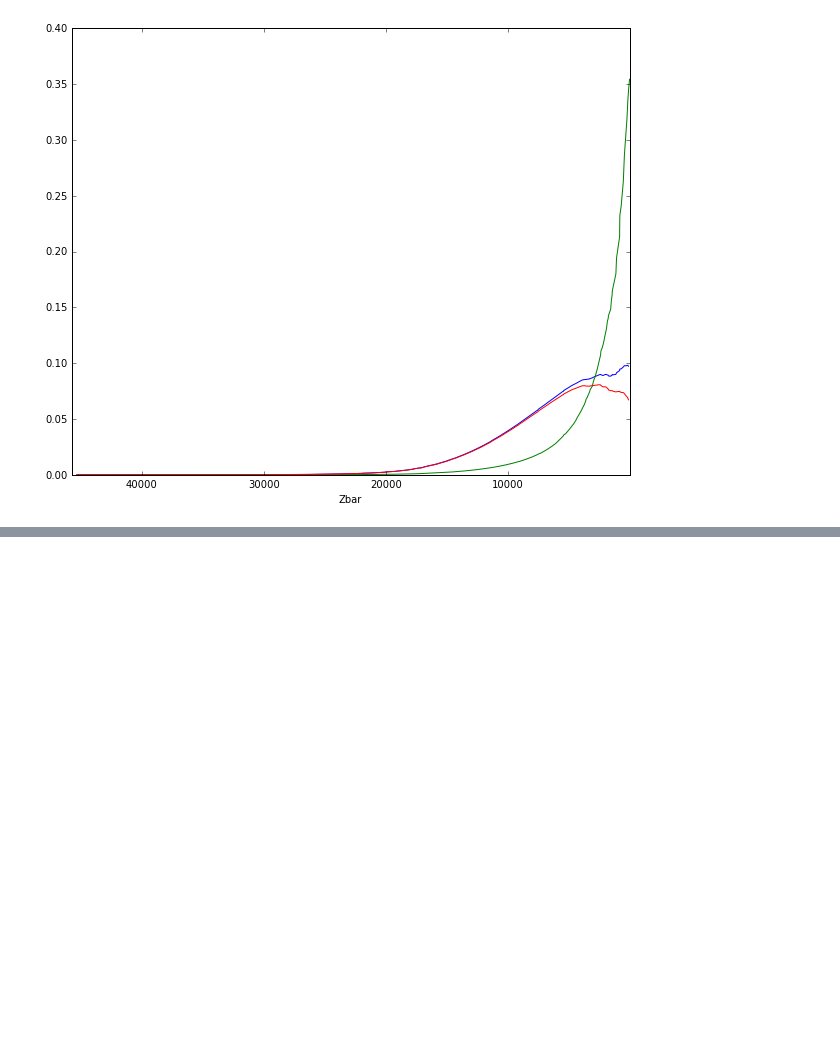
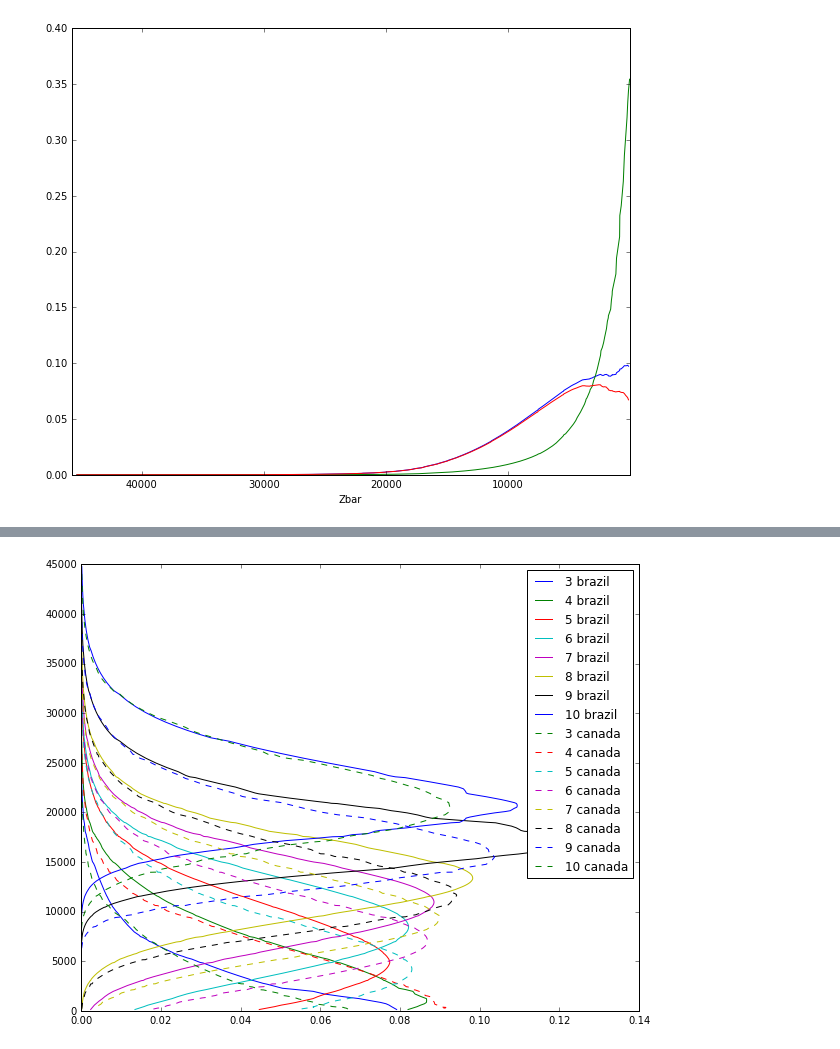
Before and after one commit to CodaP/aos_weighting_function, a Jupyter notebook: weighting function.ipynb, the cells around one changed output, grey strips where cells are left out. Drawn from its saved outputs; the diff is of its cells as text; code cells hidden in the pictures; blank space fills up the shorter version.

```diff
--- a/weighting function.ipynb
+++ b/weighting function.ipynb
@@ -153,5 +146,0 @@ xlim([0,.12])
-# %%
-for x in amsu_a.values:
-    print (get_weighting_function_satellite(x, atmos, .5, .5).tx_from_top.min()*300 * .5
- +(get_weighting_function_satellite(x, atmos, .5, .5).layer_weight * atmos.set_index('Zbar').Tbar).sum()
-)
@@ -187,0 +159,2 @@ Name: 3, dtype: float64
+# %%
+mu = 1
@@ -187,0 +165,8 @@ Name: 3, dtype: float64
+# %%
+sonde = weight_shell.read_sonde('brazil.txt')
+levels = weight_shell.interpolate_sounding(sonde)
+brazil = weight_shell.create_atmosphere(levels)
+
+sonde = weight_shell.read_sonde('canada.txt')
+levels = weight_shell.interpolate_sounding(sonde)
+canada = weight_shell.create_atmosphere(levels)
@@ -187,0 +186,17 @@ Name: 3, dtype: float64
+# %%
+weighting_functions = pd.DataFrame({
+        channel:(get_weighting_function_satellite(amsu_a[channel],
+                                                 brazil,
+                                                 mu)
+                 .weighting_function) for channel in amsu_a.index})
+_ = plot(weighting_functions, weighting_functions.index)
+
+weighting_functions = pd.DataFrame({
+        channel:(get_weighting_function_satellite(amsu_a[channel],
+                                                 canada,
+                                                 mu)
+                 .weighting_function) for channel in amsu_a.index})
+_ = plot(weighting_functions, weighting_functions.index, linestyle='--')
+_ = legend([str(x)+' brazil' for x in amsu_a.index]+[str(x)+' canada' for x in amsu_a.index])
+# %% [output]
+[figure, added]
```
Also changed, not shown: parts of 38 cells of this notebook, 1 other file.
